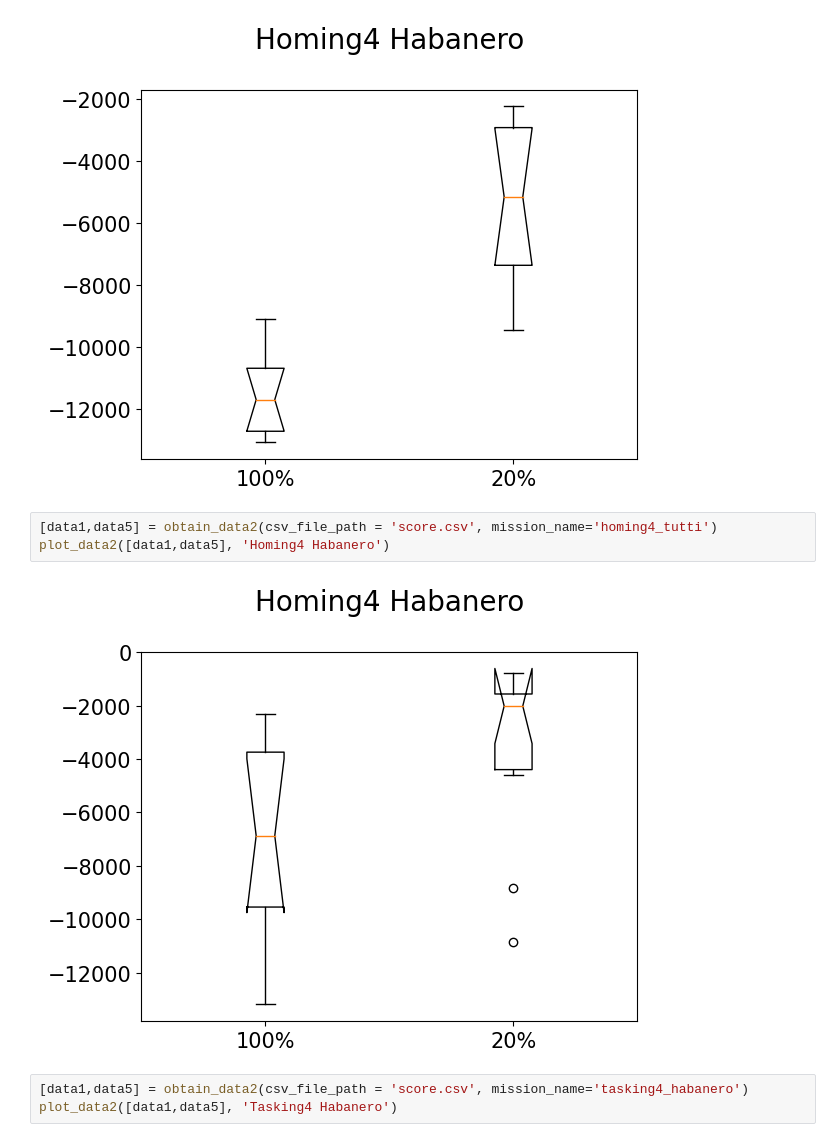
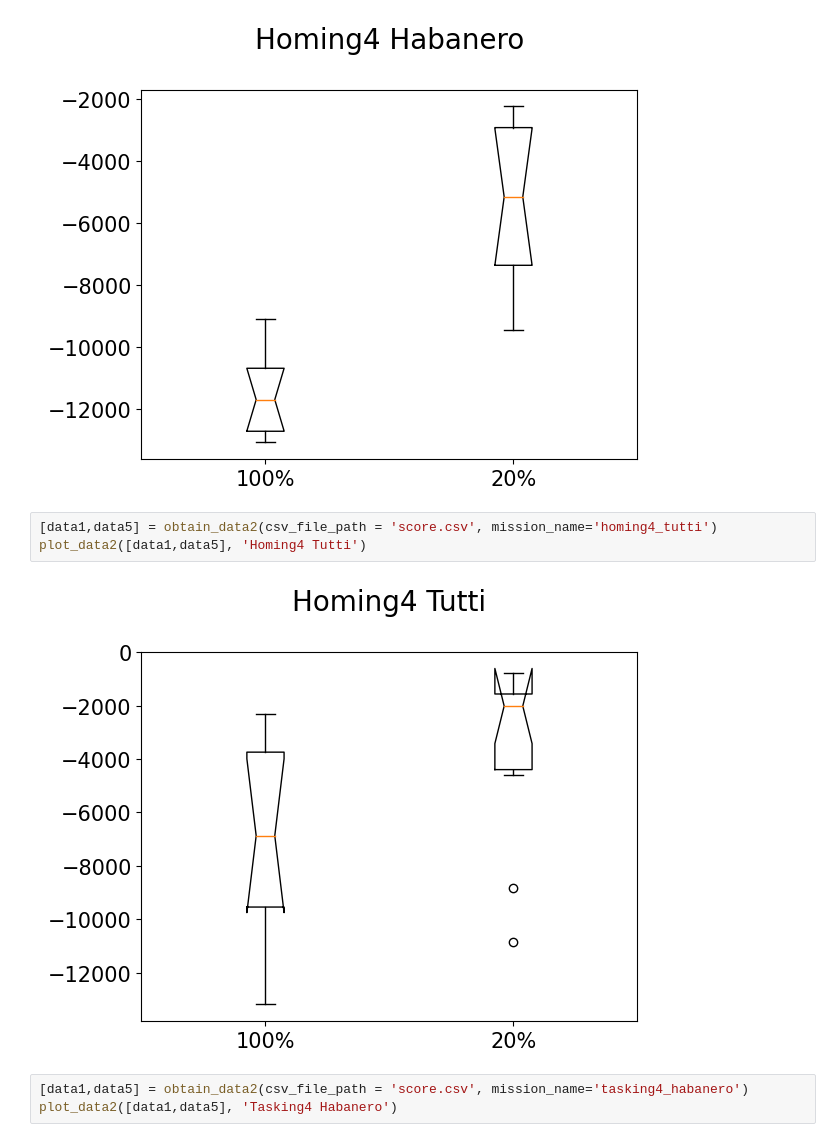
Before and after one commit to juanpabmedina/heterogenity_habanero_loopfunctions, a Jupyter notebook: data/data_analysis.ipynb, the cells around one changed output. Drawn from its saved outputs; the diff is of its cells as text.

Commit message:
Correction of homing objective function

```diff
--- a/data/data_analysis.ipynb
+++ b/data/data_analysis.ipynb
@@ -179,9 +129,9 @@ plot_data2([data1,data5], 'Homing4 Habanero')
 [figure]
 # %%
 [data1,data5] = obtain_data2(csv_file_path = 'score.csv', mission_name='homing4_tutti')
-plot_data2([data1,data5], 'Homing4 Habanero')
+plot_data2([data1,data5], 'Homing4 Tutti')
 # %% [output]
-[figure, old version]
+[figure, new version]
 # %%
 [data1,data5] = obtain_data2(csv_file_path = 'score.csv', mission_name='tasking4_habanero')
 plot_data2([data1,data5], 'Tasking4 Habanero')
```
Also changed, not shown: parts of 19 cells of this notebook, 9 other files.
